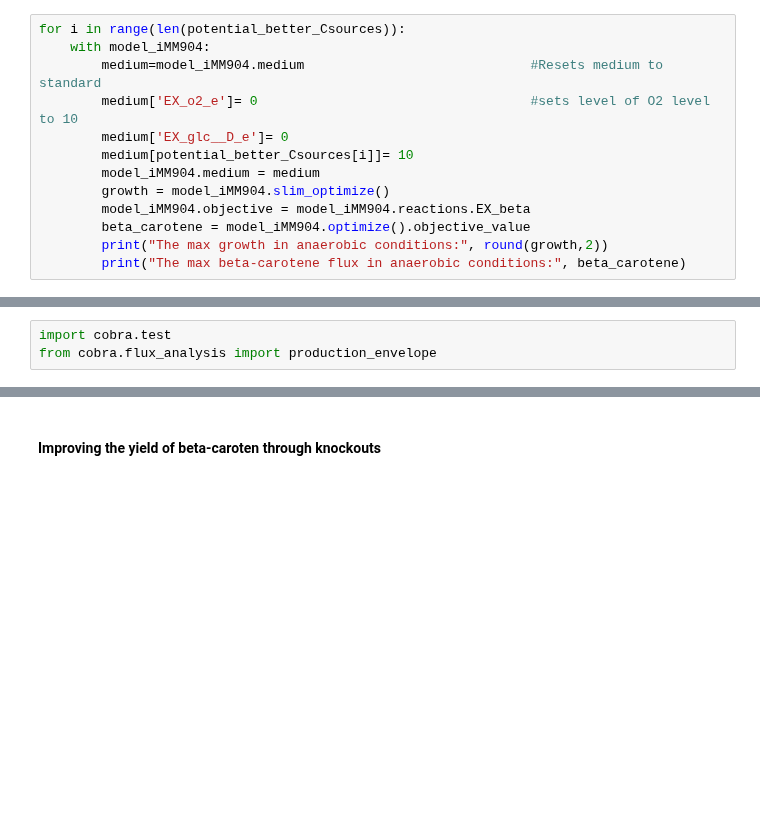
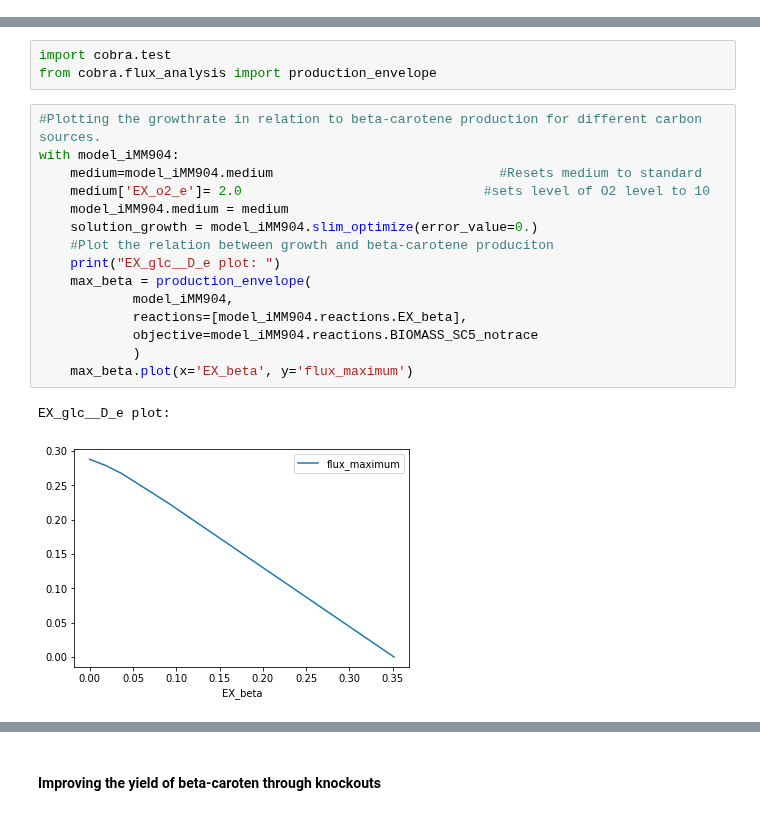
Before and after one commit to 27410/27410-2020-group-project-group-10-betacaroten-synthesis, a Jupyter notebook: Report.ipynb, the cells around one changed output, grey strips where cells are left out. Cells and saved outputs as stored; diff of their text form; blank space fills up the shorter version.

```diff
--- a/Report.ipynb
+++ b/Report.ipynb
@@ -671,13 +627,0 @@ WRITE SOMETHING SMART
-# %%
-for i in range(len(potential_better_Csources)):
-    with model_iMM904:
-        medium=model_iMM904.medium                             #Resets medium to standard
-        medium['EX_o2_e']= 0                                   #sets level of O2 level to 10
-        medium['EX_glc__D_e']= 0
-        medium[potential_better_Csources[i]]= 10
-        model_iMM904.medium = medium
-        growth = model_iMM904.slim_optimize()
-        model_iMM904.objective = model_iMM904.reactions.EX_beta
-        beta_carotene = model_iMM904.optimize().objective_value
-        print("The max growth in anaerobic conditions:", round(growth,2))
-        print("The max beta-carotene flux in anaerobic conditions:", beta_carotene)
@@ -716,4 +642,22 @@ It is clear that the maximum beta-carotene production allows no growth, and ther
 # %%
 import cobra.test
 from cobra.flux_analysis import production_envelope
+# %%
+#Plotting the growthrate in relation to beta-carotene production for different carbon sources.
+with model_iMM904:
+    medium=model_iMM904.medium                             #Resets medium to standard
+    medium['EX_o2_e']= 2.0                               #sets level of O2 level to 10
+    model_iMM904.medium = medium
+    solution_growth = model_iMM904.slim_optimize(error_value=0.)
+    #Plot the relation between growth and beta-carotene produciton
+    print("EX_glc__D_e plot: ")
+    max_beta = production_envelope(
+            model_iMM904,
+            reactions=[model_iMM904.reactions.EX_beta],
+            objective=model_iMM904.reactions.BIOMASS_SC5_notrace
+            )
+    max_beta.plot(x='EX_beta', y='flux_maximum')
+# %% [output]
+EX_glc__D_e plot:
+[figure, added]
 # %%
```
Also changed, not shown: parts of 41 cells of this notebook, 1 other file.
